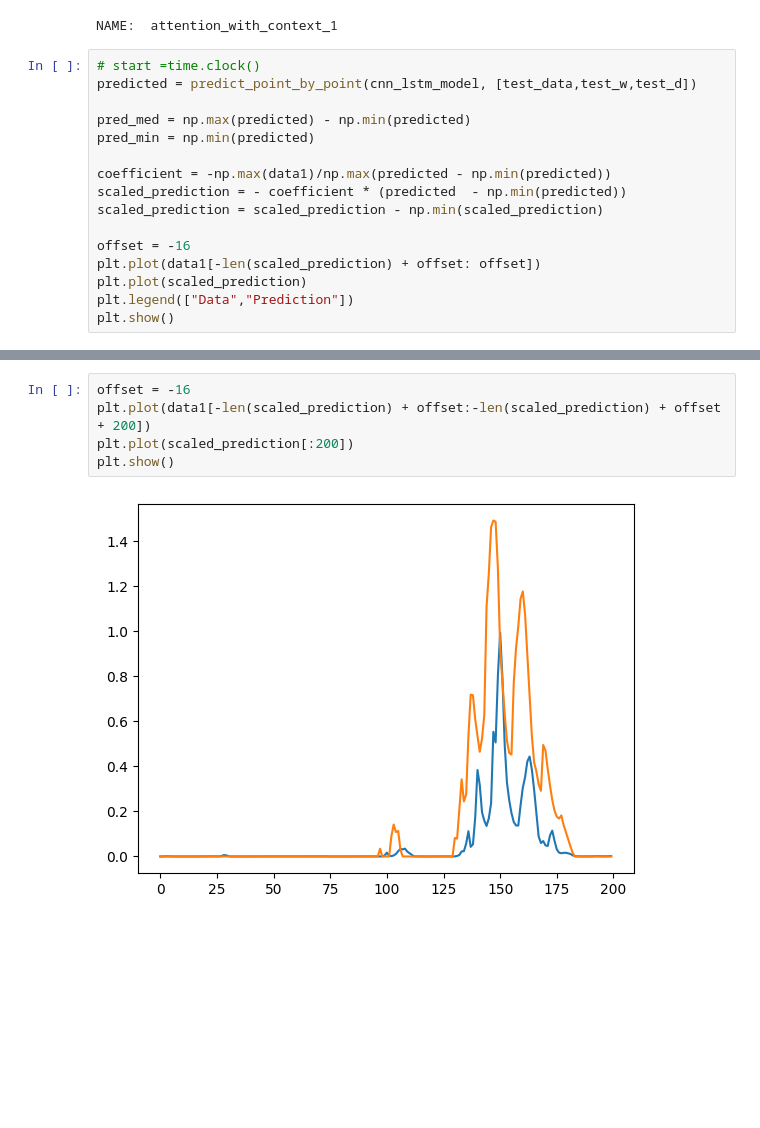
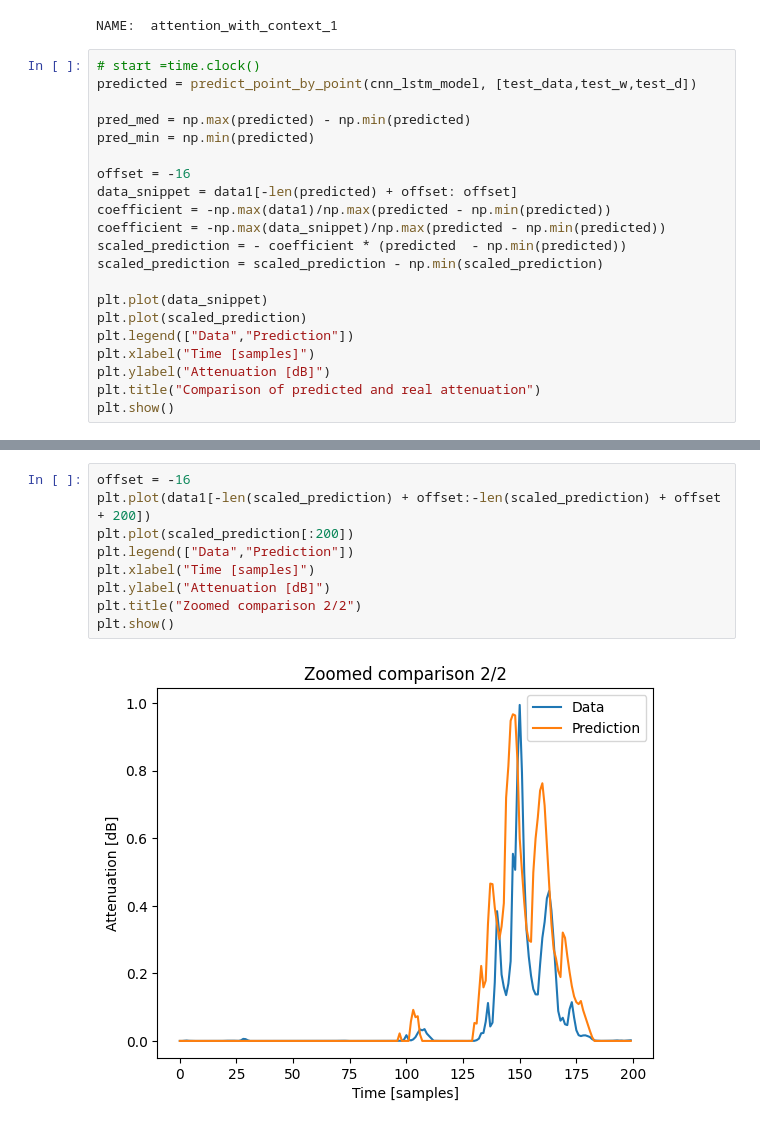
Before and after one commit to eindH/AT-Conv-LSTM, a Jupyter notebook: prediction.ipynb, the cells around one changed output, grey strips where cells are left out. Cells and saved outputs as stored; diff of their text form; blank space fills up the shorter version.

```diff
--- a/prediction.ipynb
+++ b/prediction.ipynb
@@ -68,14 +72,19 @@ predicted = predict_point_by_point(cnn_lstm_model, [test_data,test_w,test_d])
 pred_med = np.max(predicted) - np.min(predicted)
 pred_min = np.min(predicted)
 
+offset = -16
+data_snippet = data1[-len(predicted) + offset: offset]
 coefficient = -np.max(data1)/np.max(predicted - np.min(predicted))
+coefficient = -np.max(data_snippet)/np.max(predicted - np.min(predicted))
 scaled_prediction = - coefficient * (predicted  - np.min(predicted))
 scaled_prediction = scaled_prediction - np.min(scaled_prediction)
 
-offset = -16
-plt.plot(data1[-len(scaled_prediction) + offset: offset])
+plt.plot(data_snippet)
 plt.plot(scaled_prediction)
 plt.legend(["Data","Prediction"])
+plt.xlabel("Time [samples]")
+plt.ylabel("Attenuation [dB]")
+plt.title("Comparison of predicted and real attenuation")
 plt.show()
 # %% [output]
 predict_size: 2016
@@ -93,8 +108,12 @@ plt.show()
 # %%
 offset = -16
 plt.plot(data1[-len(scaled_prediction) + offset:-len(scaled_prediction) + offset + 200])
 plt.plot(scaled_prediction[:200])
+plt.legend(["Data","Prediction"])
+plt.xlabel("Time [samples]")
+plt.ylabel("Attenuation [dB]")
+plt.title("Zoomed comparison 2/2")
 plt.show()
 # %% [output]
-[figure, old version]
+[figure, new version]
 # %%
```
Also changed, not shown: parts of 5 cells of this notebook.
